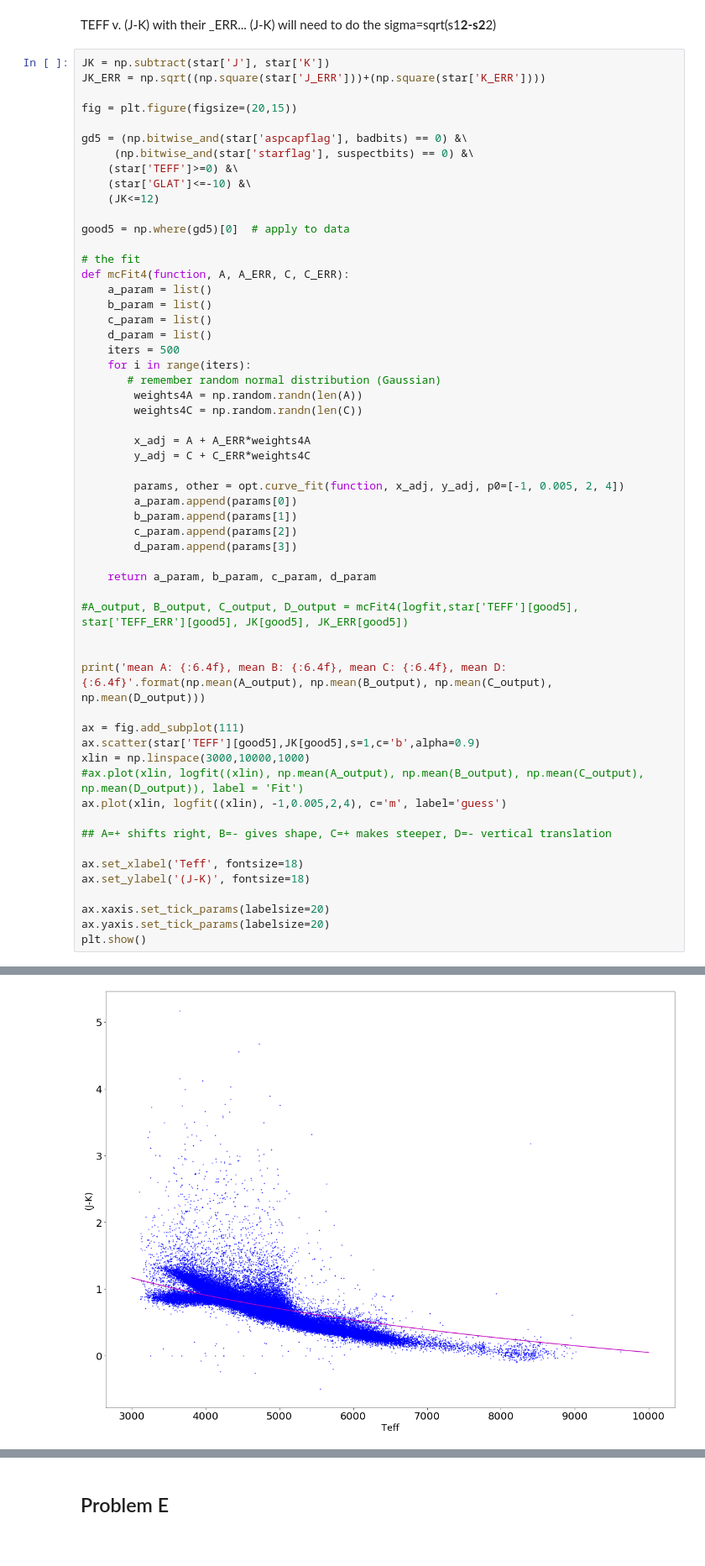
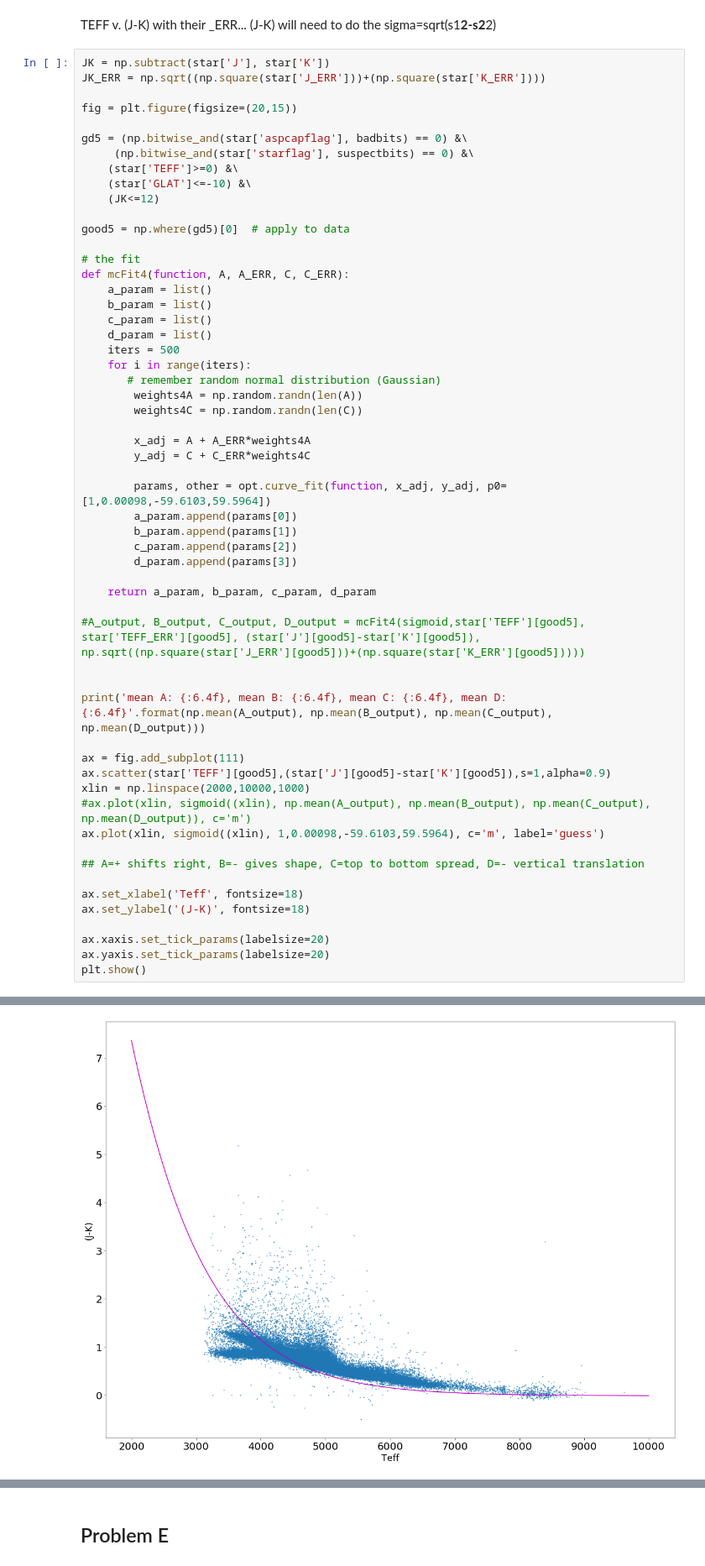
Before and after one commit to mtnuss/PHYS20323, a Jupyter notebook: Week11_1.ipynb, the cells around one changed output, grey strips where cells are left out. Shown at 84% size. Cells and saved outputs as stored; diff of their text form.

Commit message:
Week 11_1 assignment
Updated to the extended deadline. Still an issue on TEFF v. J-K

```diff
--- a/Week11_1.ipynb
+++ b/Week11_1.ipynb
@@ -379,7 +381,7 @@ def mcFit4(function, A, A_ERR, C, C_ERR):
         x_adj = A + A_ERR*weights4A
         y_adj = C + C_ERR*weights4C
 
-        params, other = opt.curve_fit(function, x_adj, y_adj, p0=[-1, 0.005, 2, 4])
+        params, other = opt.curve_fit(function, x_adj, y_adj, p0=[1,0.00098,-59.6103,59.5964])
         a_param.append(params[0])
         b_param.append(params[1])
         c_param.append(params[2])
@@ -387,18 +389,18 @@ def mcFit4(function, A, A_ERR, C, C_ERR):
 
     return a_param, b_param, c_param, d_param
 
-#A_output, B_output, C_output, D_output = mcFit4(logfit,star['TEFF'][good5], star['TEFF_ERR'][good5], JK[good5], JK_ERR[good5])
+#A_output, B_output, C_output, D_output = mcFit4(sigmoid,star['TEFF'][good5], star['TEFF_ERR'][good5], (star['J'][good5]-star['K'][good5]), np.sqrt((np.square(star['J_ERR'][good5]))+(np.square(star['K_ERR'][good5]))))
 
 
 print('mean A: {:6.4f}, mean B: {:6.4f}, mean C: {:6.4f}, mean D: {:6.4f}'.format(np.mean(A_output), np.mean(B_output), np.mean(C_output), np.mean(D_output)))
 
 ax = fig.add_subplot(111)
-ax.scatter(star['TEFF'][good5],JK[good5],s=1,c='b',alpha=0.9)
-xlin = np.linspace(3000,10000,1000)
-#ax.plot(xlin, logfit((xlin), np.mean(A_output), np.mean(B_output), np.mean(C_output), np.mean(D_output)), label = 'Fit')
-ax.plot(xlin, logfit((xlin), -1,0.005,2,4), c='m', label='guess')
+ax.scatter(star['TEFF'][good5],(star['J'][good5]-star['K'][good5]),s=1,alpha=0.9)
+xlin = np.linspace(2000,10000,1000)
+#ax.plot(xlin, sigmoid((xlin), np.mean(A_output), np.mean(B_output), np.mean(C_output), np.mean(D_output)), c='m')
+ax.plot(xlin, sigmoid((xlin), 1,0.00098,-59.6103,59.5964), c='m', label='guess')
 
-## A=+ shifts right, B=- gives shape, C=+ makes steeper, D=- vertical translation
+## A=+ shifts right, B=- gives shape, C=top to bottom spread, D=- vertical translation
 
 ax.set_xlabel('Teff', fontsize=18)
 ax.set_ylabel('(J-K)', fontsize=18)
@@ -411,2 +413,2 @@ mean A: 5.5864, mean B: -0.0032, mean C: 11.3951, mean D: -17.0427
-[figure, old version]
+[figure, new version]
 # %% [markdown]
```
Also changed, not shown: parts of 7 cells of this notebook.
